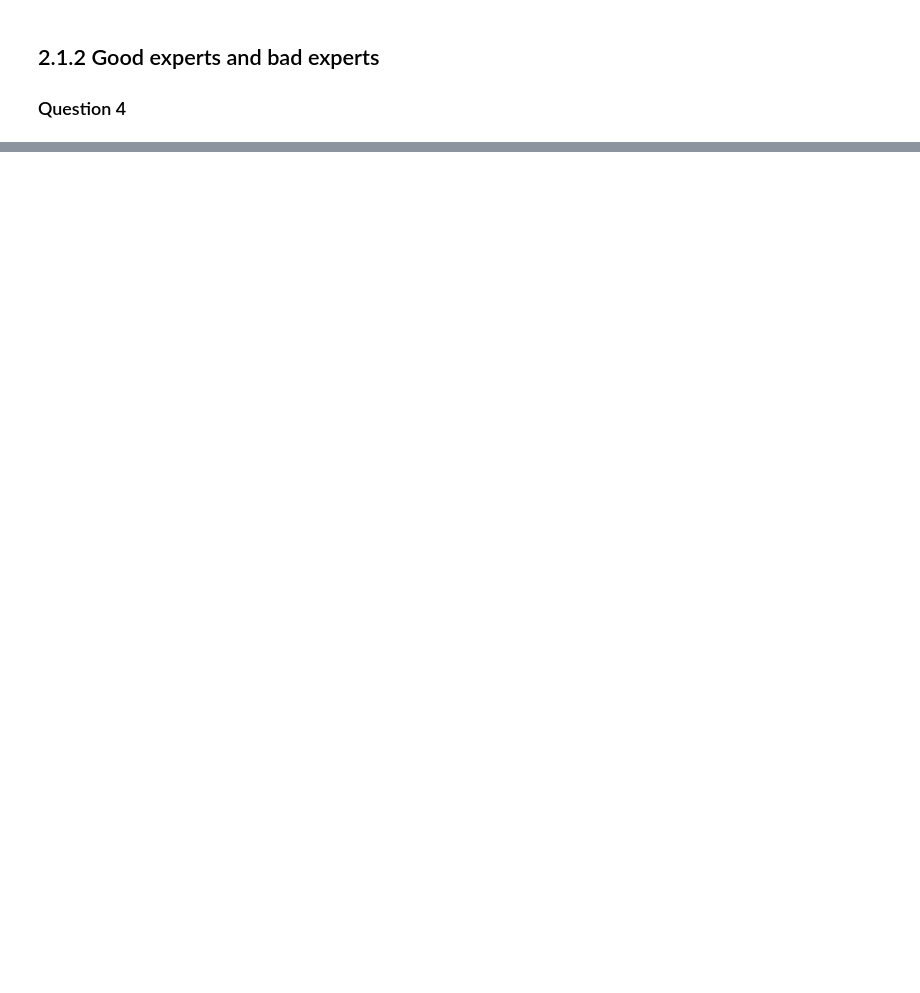
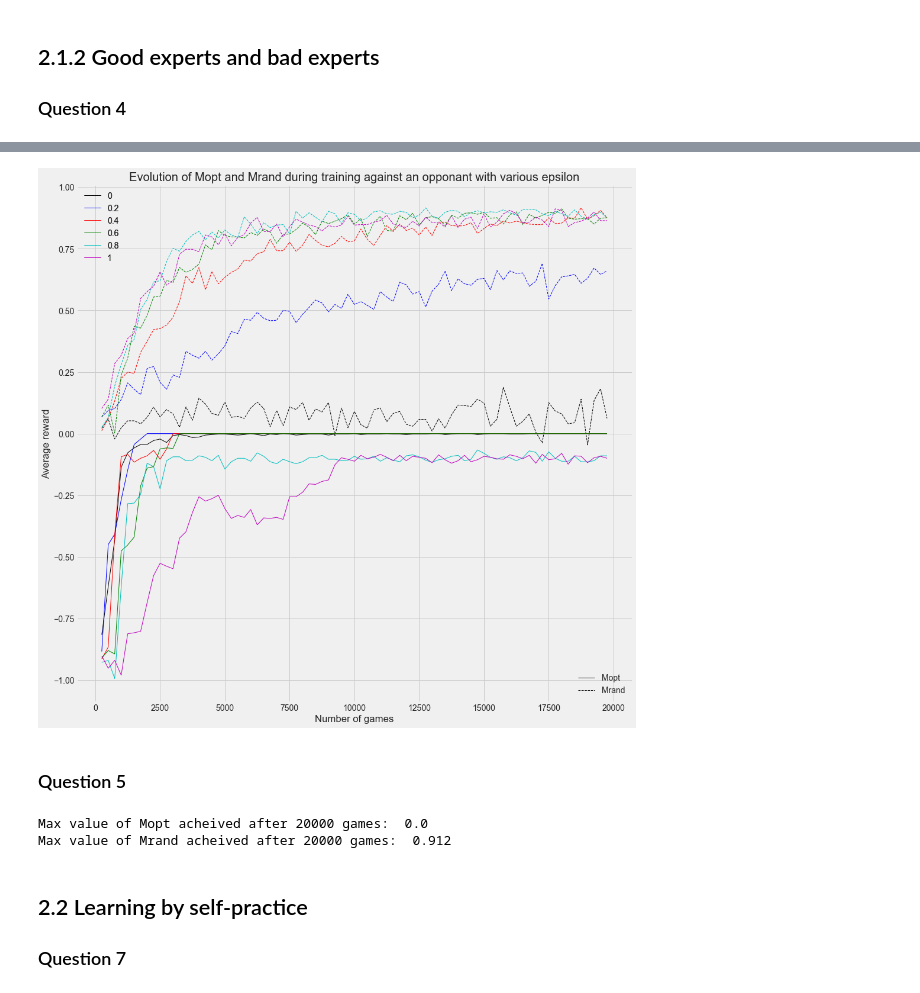
Before and after one commit to henrypapadatos/Reinforcement_Learning_TicTacToe, a Jupyter notebook: Test_file.ipynb, the cells around one changed output, grey strips where cells are left out. Saved outputs shown, nothing was run; the diff lists cells and outputs as text; code cells hidden in the pictures; blank space fills up the shorter version.

```diff
--- a/Test_file.ipynb
+++ b/Test_file.ipynb
@@ -298,12 +300,12 @@ optimal_player_epsilons = [0, 0.2, 0.4, 0.6, 0.8, 1]
 decreasing_exploration_rate = 250
 Mopt = []
 Mrand = []
-recap_Mopt = []
-recap_Mrand = []
+recap_Mopt4 = []
+recap_Mrand4 = []
 Turns = np.array(['X','O'])
 
 for optimal_player_epsilon in optimal_player_epsilons:
-    print("testing now with decreasing exploration rate=", decreasing_exploration_rate)
+    print("testing now with optimal opponant's epsilon value =", optimal_player_epsilon)
     Qplayer = QLearning.QLearningPlayer(decreasing_exploration_rate = decreasing_exploration_rate,
                                         decreasing_exploration_flag = True)
     for k in range(nb_play):
@@ -338,8 +340,8 @@ for optimal_player_epsilon in optimal_player_epsilons:
         if not k%2000:
             print('epoch: '+str(k))
 
-    recap_Mopt.append(Mopt)
-    recap_Mrand.append(Mrand)
+    recap_Mopt4.append(Mopt)
+    recap_Mrand4.append(Mrand)
 
     Mopt=[]
     Mrand=[]
@@ -346,29 +366,31 @@ for optimal_player_epsilon in optimal_player_epsilons:
 # %%
 # Plot the results
 f = plt.figure()
-f.set_figwidth(10)
-f.set_figheight(10)
+f.set_figwidth(15)
+f.set_figheight(15)
 plt.style.use('fivethirtyeight')
 plt.title('Evolution of Mopt and Mrand during training against an opponant with various epsilon')
 
 colors = ['k','b', 'r', 'g', 'c', 'm', 'y']
 cc = itertools.cycle(colors)
 plot_lines = []
 
-x = np.arange(len(recap_Mopt[1]))*250+250
-for Mopt, Mrand in zip(recap_Mopt, recap_Mrand):
+x = np.arange(len(recap_Mopt4[1]))*250+250
+for Mopt, Mrand in zip(recap_Mopt4, recap_Mrand4):
 #     pyplot.hold(True)
     c = next(cc)
-    l1, = plt.plot(Mopt, '-', color=c,linewidth=1)
-    l2, = plt.plot(Mrand, '--', color=c, linewidth=1)
+    l1, = plt.plot(x, Mopt, '-', color=c,linewidth=1)
+    l2, = plt.plot(x, Mrand, '--', color=c, linewidth=1)
 
     plot_lines.append([l1, l2])
 
 legend1 = plt.legend(plot_lines[0], ["Mopt", "Mrand"], loc='lower right')
 legend2 = plt.legend([l[0] for l in plot_lines], optimal_player_epsilons, loc='upper left')
 plt.gca().add_artist(legend1)
 plt.gca().add_artist(legend2)
 
 plt.xlabel('Number of games')
 plt.ylabel('Average reward')
 plt.show()
+# %% [output]
+[figure, added]
@@ -392,0 +397,11 @@ def plot_histograms(ax, prng, nb_samples=10000):
+# %% [markdown]
+### Question 5
+# %%
+print("Max value of Mopt acheived after 20000 games: ",max(max(recap_Mopt4)))
+print("Max value of Mrand acheived after 20000 games: ",max(max(recap_Mrand4)))
+# %% [output]
+Max value of Mopt acheived after 20000 games:  0.0
+Max value of Mrand acheived after 20000 games:  0.912
+# %% [markdown]
+## 2.2 Learning by self-practice
+### Question 7
```
Also changed, not shown: parts of 6 cells of this notebook.
